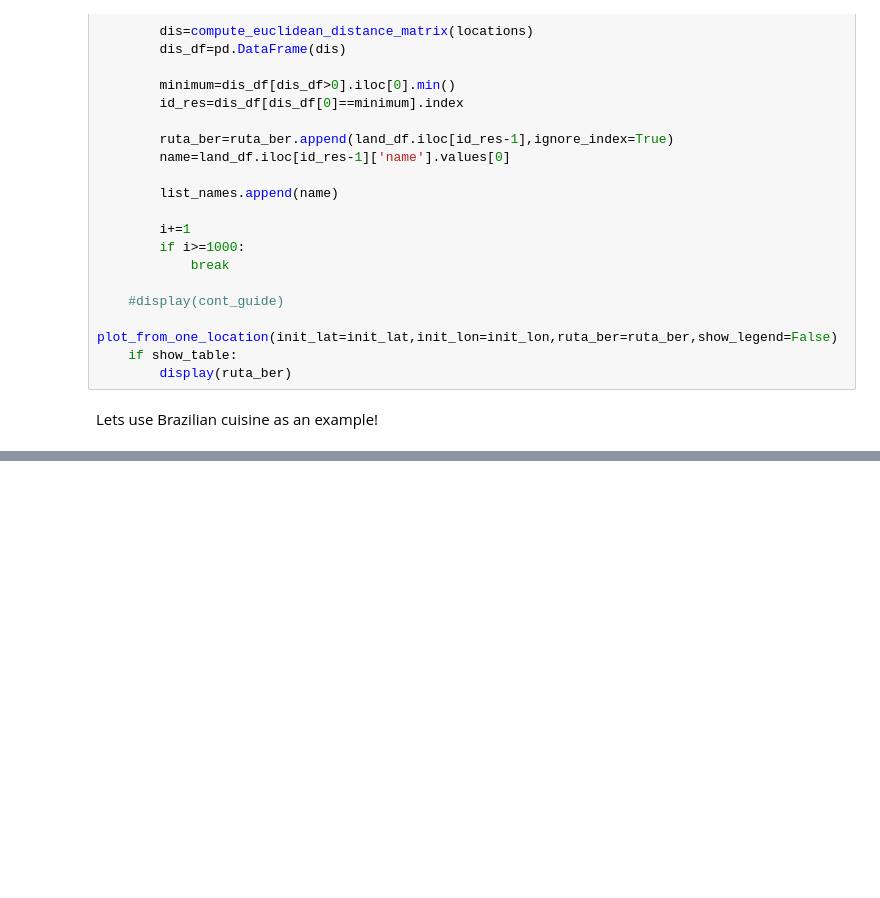
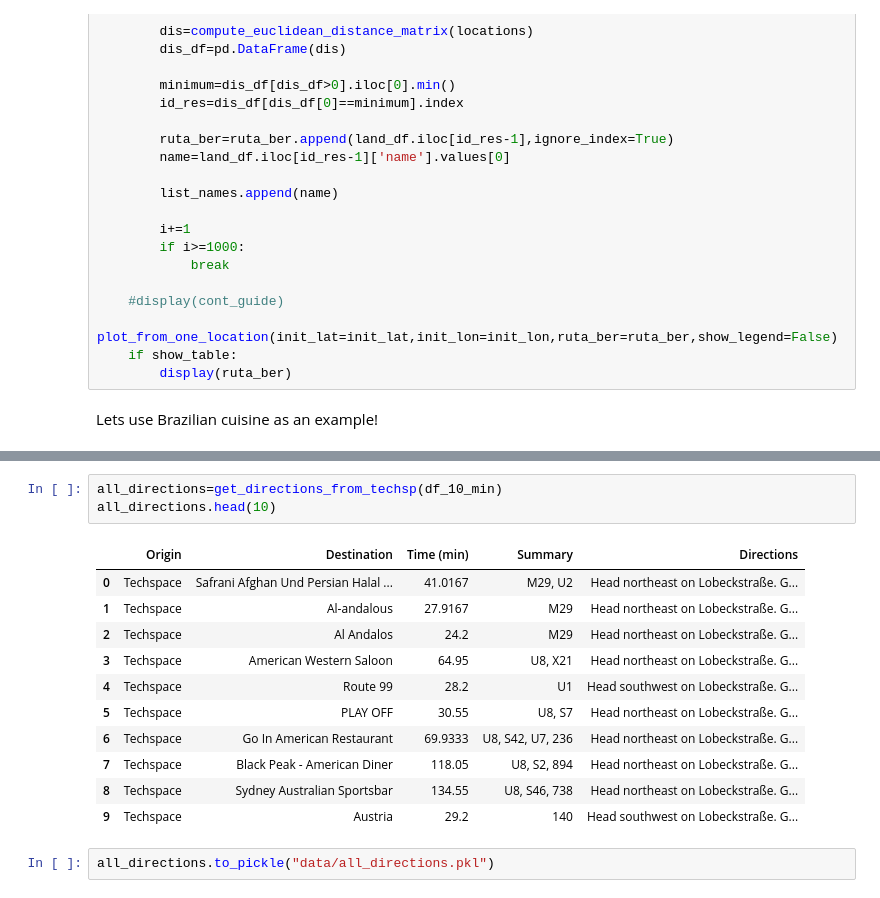
Before and after one commit to auromh/berlin_restaurants, a Jupyter notebook: Routing.ipynb, the cells around one changed output, grey strips where cells are left out. Cells and saved outputs as stored; diff of their text form; blank space fills up the shorter version.

```diff
--- a/Routing.ipynb
+++ b/Routing.ipynb
@@ -675,0 +710,17 @@ by_country(init_lat=52503842,init_lon=13407526,show_table=True,land_name='Brazil
+# %%
+all_directions=get_directions_from_techsp(df_10_min)
+all_directions.head(10)
+# %% [output]
+|  | Origin | Destination | Time (min) | Summary | Directions |
+| 0 | Techspace | Safrani Afghan Und Persian Halal ... | 41.0167 | M29, U2 | Head northeast on Lobeckstraße. G... |
+| 1 | Techspace | Al-andalous | 27.9167 | M29 | Head northeast on Lobeckstraße. G... |
+| 2 | Techspace | Al Andalos | 24.2 | M29 | Head northeast on Lobeckstraße. G... |
+| 3 | Techspace | American Western Saloon | 64.95 | U8, X21 | Head northeast on Lobeckstraße. G... |
+| 4 | Techspace | Route 99 | 28.2 | U1 | Head southwest on Lobeckstraße. G... |
+| 5 | Techspace | PLAY OFF | 30.55 | U8, S7 | Head northeast on Lobeckstraße. G... |
+| 6 | Techspace | Go In American Restaurant | 69.9333 | U8, S42, U7, 236 | Head northeast on Lobeckstraße. G... |
+| 7 | Techspace | Black Peak - American Diner | 118.05 | U8, S2, 894 | Head northeast on Lobeckstraße. G... |
+| 8 | Techspace | Sydney Australian Sportsbar | 134.55 | U8, S46, 738 | Head northeast on Lobeckstraße. G... |
+| 9 | Techspace | Austria | 29.2 | 140 | Head southwest on Lobeckstraße. G... |
+# %%
+all_directions.to_pickle("data/all_directions.pkl")
```
Also changed, not shown: parts of 11 cells of this notebook, 1 other file.
